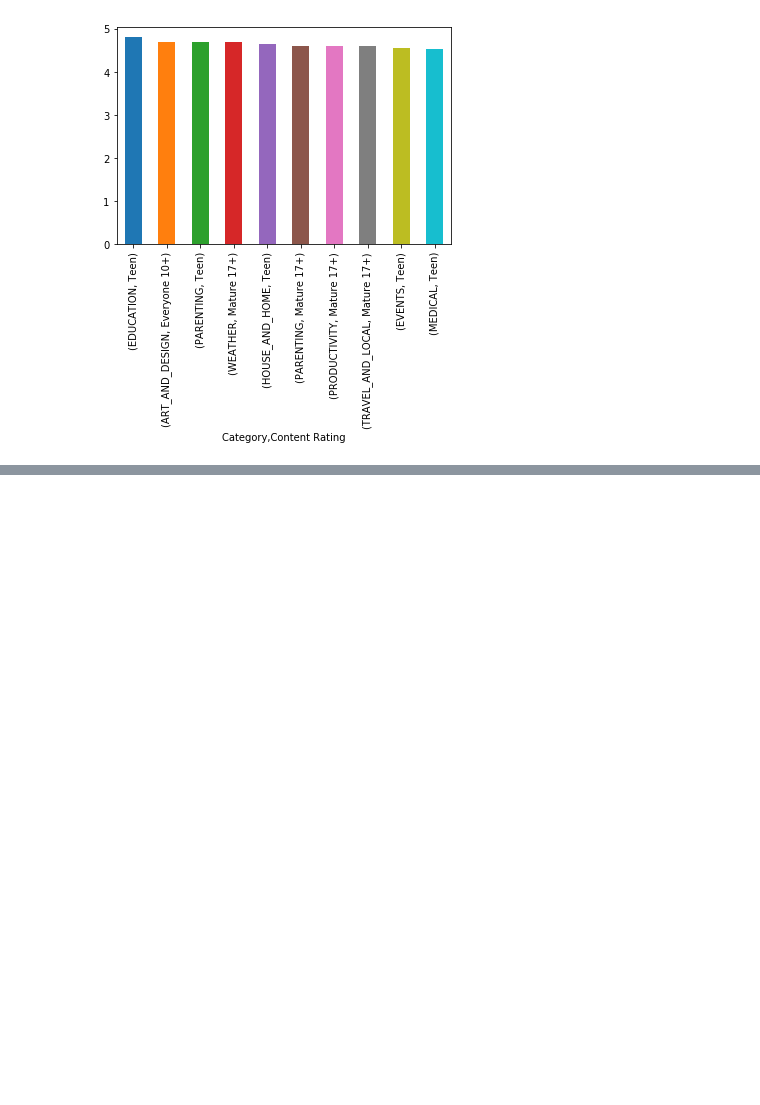
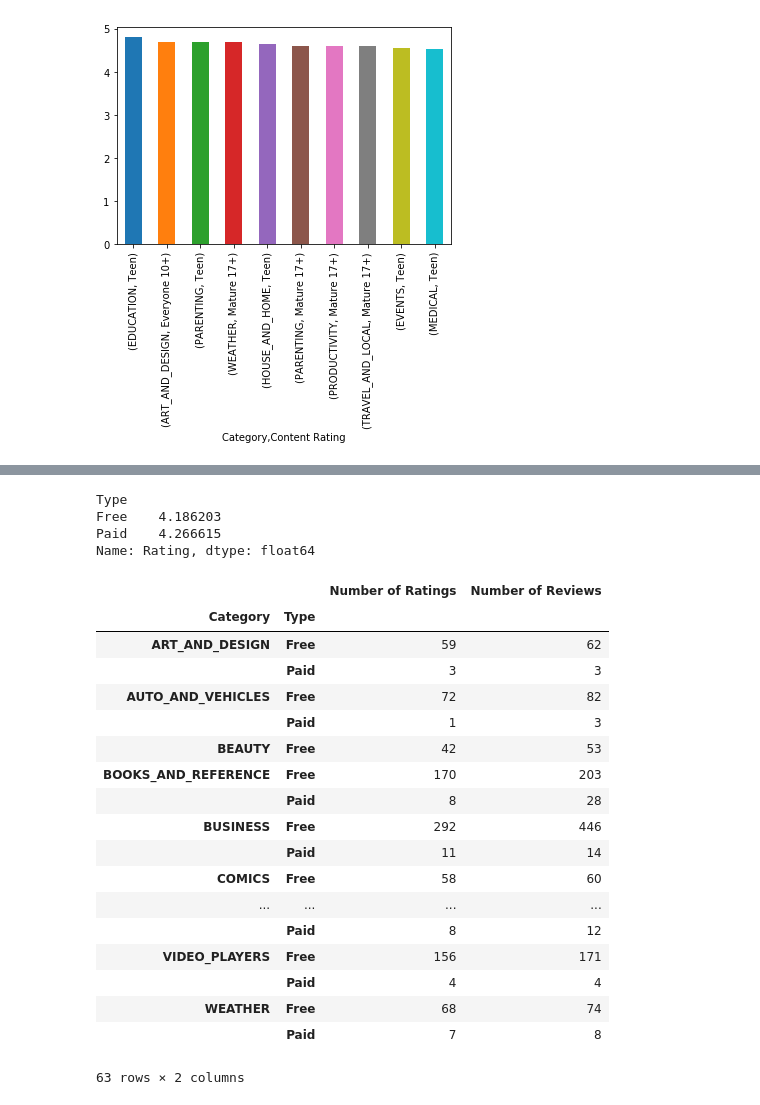
Before and after one commit to hgfowler08/google_play_store, a Jupyter notebook: google_store.ipynb, the cells around one changed output, grey strips where cells are left out. Cells and saved outputs as stored; diff of their text form; code cells hidden in the pictures; blank space fills up the shorter version.

```diff
--- a/google_store.ipynb
+++ b/google_store.ipynb
@@ -336,0 +374,35 @@ cont_cate_chart = top_content_category.plot(kind='bar')
+# %%
+type_group = items_df.groupby('Type')['Rating'].mean()
+type_group
+# %% [output]
+Type
+Free    4.186203
+Paid    4.266615
+Name: Rating, dtype: float64
+# %%
+cate_type = items_df.groupby(['Category', 'Type'])
+num_rate = cate_type['Rating'].count()
+num_rev = cate_type['Reviews'].count()
+
+ct_df = pd.DataFrame({"Number of Ratings": num_rate, "Number of Reviews": num_rev})
+ct_df
+# %% [output]
+|  |  | Number of Ratings | Number of Reviews |
+| Category | Type |  |  |
+| ART_AND_DESIGN | Free | 59 | 62 |
+|  | Paid | 3 | 3 |
+| AUTO_AND_VEHICLES | Free | 72 | 82 |
+|  | Paid | 1 | 3 |
+| BEAUTY | Free | 42 | 53 |
+| BOOKS_AND_REFERENCE | Free | 170 | 203 |
+|  | Paid | 8 | 28 |
+| BUSINESS | Free | 292 | 446 |
+|  | Paid | 11 | 14 |
+| COMICS | Free | 58 | 60 |
+| ... | ... | ... | ... |
+|  | Paid | 8 | 12 |
+| VIDEO_PLAYERS | Free | 156 | 171 |
+|  | Paid | 4 | 4 |
+| WEATHER | Free | 68 | 74 |
+|  | Paid | 7 | 8 |
+63 rows × 2 columns
```
Also changed, not shown: parts of 2 cells of this notebook.
